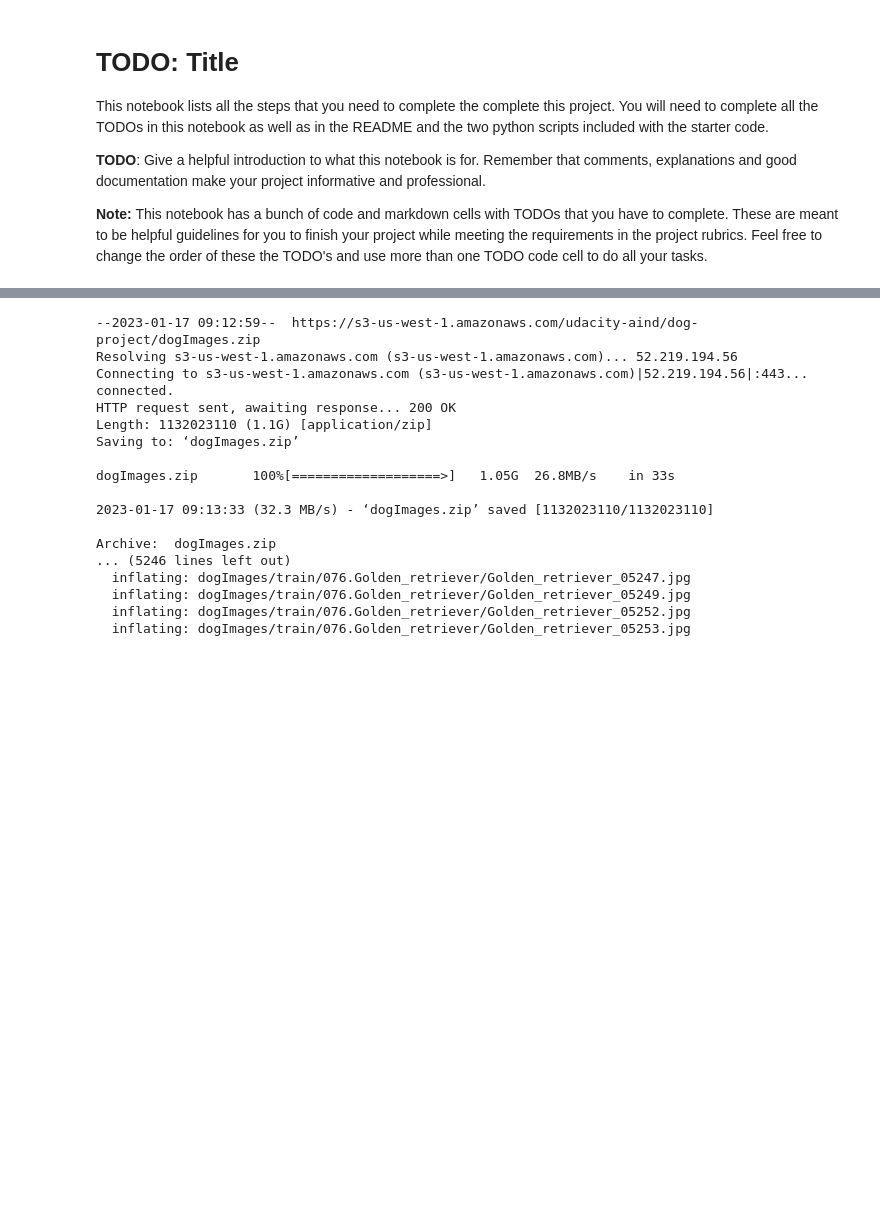
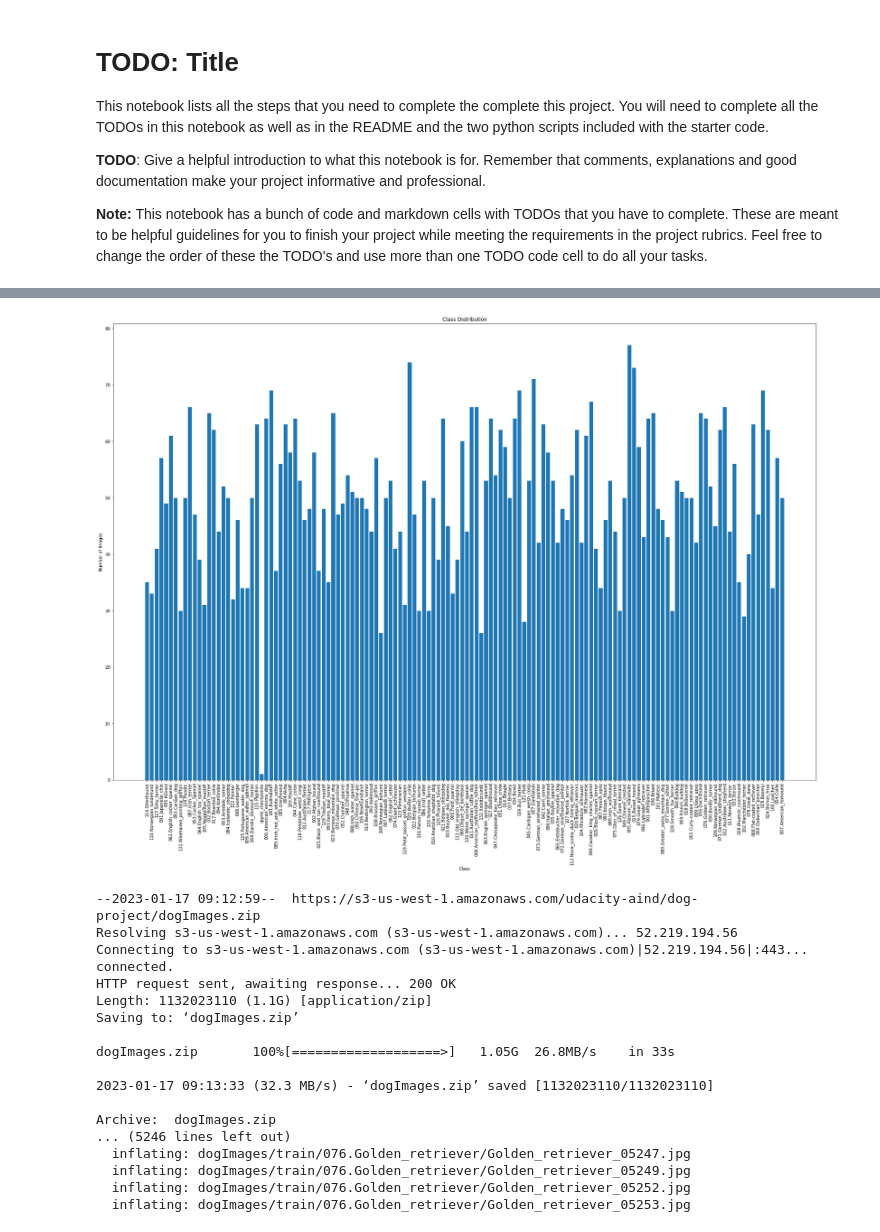
Before and after one commit to ShantiRoseCodes/aws_mle_project, a Jupyter notebook: train_and_deploy.ipynb, the cells around one changed output, grey strips where cells are left out. Cells and saved outputs as stored; diff of their text form; code cells hidden in the pictures; blank space fills up the shorter version.

Commit message:
updated readme and made changes to train and deploy

```diff
--- a/train_and_deploy.ipynb
+++ b/train_and_deploy.ipynb
@@ -47,0 +76,13 @@ TODO: Explain what dataset you are using for this project. Maybe even give a sma
+# %%
+import os
+
+root_dir = 'dogImages/train'
+extensions = ['.jpg', '.jpeg', '.png', '.bmp'] # list of image extensions to consider
+
+for dirpath, dirnames, filenames in os.walk(root_dir):
+    class_count = 0
+    for filename in filenames:
+        if any(filename.endswith(ext) for ext in extensions):
+            class_count += 1
+    if class_count > 0:
+        print(f'{os.path.basename(dirpath)}: {class_count}')
@@ -48,3 +107,31 @@ TODO: Explain what dataset you are using for this project. Maybe even give a sma
+# %%
+import os
+import matplotlib.pyplot as plt
+
+root_dir = 'dogImages/train'
+extensions = ['.jpg', '.jpeg', '.png', '.bmp'] # list of image extensions to consider
+
+classes = []
+class_counts = []
+
+for dirpath, dirnames, filenames in os.walk(root_dir):
+    class_count = 0
+    for filename in filenames:
+        if any(filename.endswith(ext) for ext in extensions):
+            class_count += 1
+    if class_count > 0:
+        classes.append(os.path.basename(dirpath))
+        class_counts.append(class_count)
+
+plt.figure(figsize=(30,20))
+plt.bar(classes, class_counts)
+plt.xlabel('Class')
+plt.ylabel('Number of Images')
+plt.title('Class Distribution')
+plt.xticks(rotation=90)
+plt.show()
+# %% [output]
+[figure, added]
 # %%
 #TODO: Fetch and upload the data to AWS S3
 
```
Also changed, not shown: parts of 36 cells of this notebook, 3 other files.
